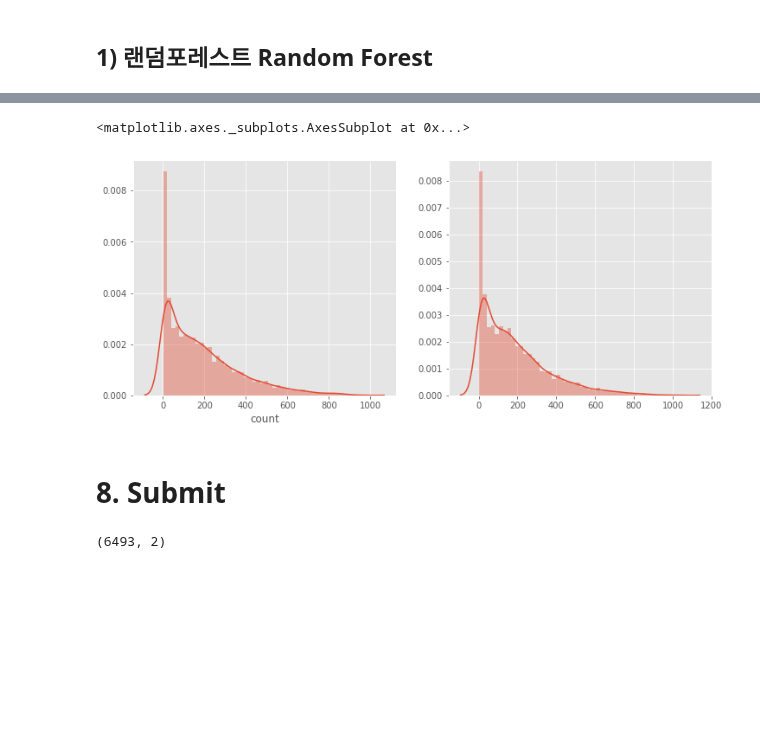
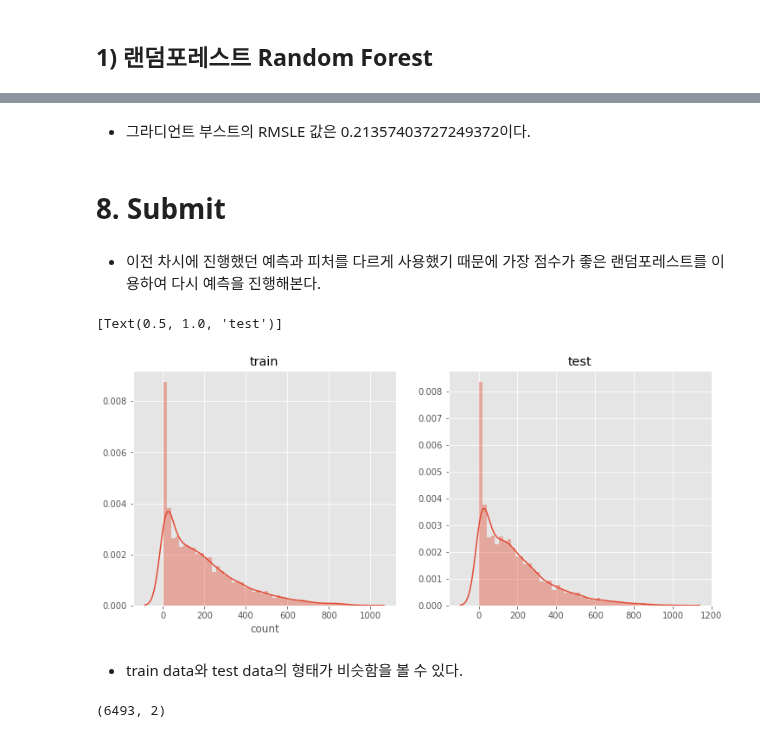
Before and after one commit to HwayoungYoon/Data-Analysis-Practice, a Jupyter notebook: bike-sharing-demand/kaggle_DS_bike_sharing_demand_ensemble_model.ipynb, the cells around one changed output, grey strips where cells are left out. Cells and saved outputs as stored; diff of their text form; code cells hidden in the pictures; blank space fills up the shorter version.

```diff
--- a/bike-sharing-demand/kaggle_DS_bike_sharing_demand_ensemble_model.ipynb
+++ b/bike-sharing-demand/kaggle_DS_bike_sharing_demand_ensemble_model.ipynb
@@ -414,12 +418,22 @@ RMSLE Value For Gradient Boost:  0.2135740372724937
-# %%
-predsTest = gbm.predict(X_test)
-fig,(ax1,ax2)= plt.subplots(ncols=2)
-fig.set_size_inches(12,5)
-sns.distplot(y_train,ax=ax1,bins=50)
-sns.distplot(np.exp(predsTest),ax=ax2,bins=50)
-# %% [output]
-<matplotlib.axes._subplots.AxesSubplot at 0x...>
-[figure, removed]
+# %% [markdown]
+* 그라디언트 부스트의 RMSLE 값은 0.21357403727249372이다.
 # %% [markdown]
 # **8. Submit**
+# %% [markdown]
+* 이전 차시에 진행했던 예측과 피처를 다르게 사용했기 때문에 가장 점수가 좋은 랜덤포레스트를 이용하여 다시 예측을 진행해본다.
+# %%
+# 랜덤포레스트 예측 및 시각화
+predsTest = gbm.predict(X_test)
+
+fig,(ax1,ax2)= plt.subplots(ncols=2)
+fig.set_size_inches(12,5)
+sns.distplot(y_train,ax=ax1,bins=50)
+ax1.set(title="train")
+sns.distplot(np.exp(predsTest),ax=ax2,bins=50)
+ax2.set(title="test")
+# %% [output]
+[Text(0.5, 1.0, 'test')]
+[figure, added]
+# %% [markdown]
+* train data와 test data의 형태가 비슷함을 볼 수 있다.
 # %%
```
Also changed, not shown: parts of 8 cells of this notebook.
